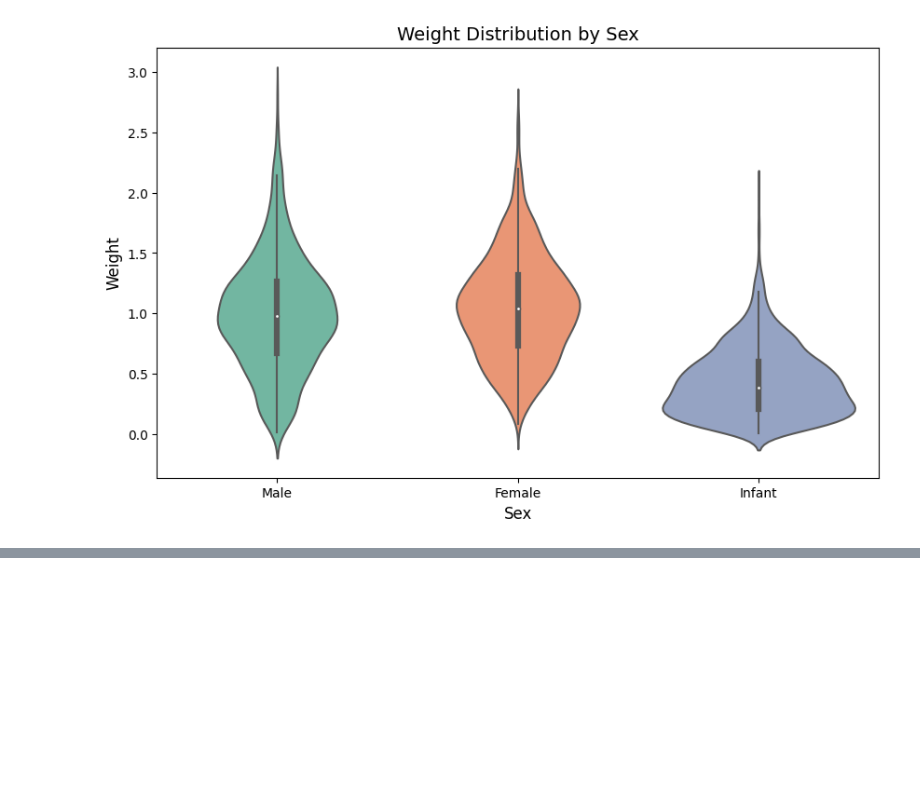
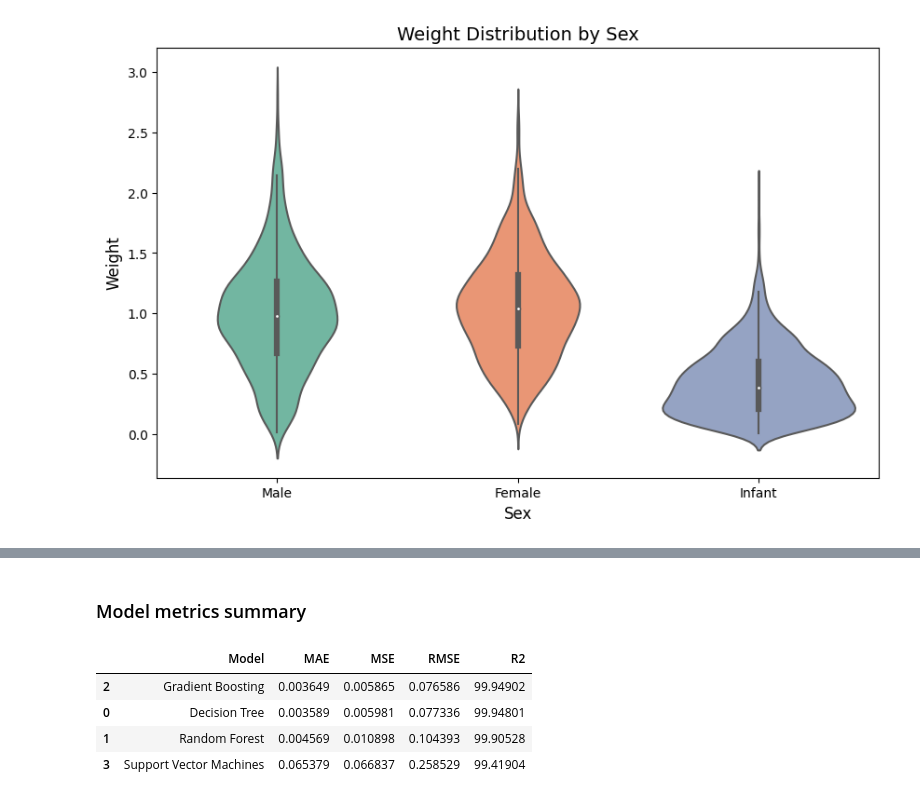
Before and after one commit to hmantovani/hmantovani, a Jupyter notebook: abalone-EN/abalone-eda.ipynb, the cells around one changed output, grey strips where cells are left out. Saved outputs shown, nothing was run; the diff lists cells and outputs as text; code cells hidden in the pictures; blank space fills up the shorter version.

```diff
--- a/abalone-EN/abalone-eda.ipynb
+++ b/abalone-EN/abalone-eda.ipynb
@@ -323,0 +413,17 @@ plt.show()
+# %% [markdown]
+### Model metrics summary
+# %%
+metrics_df = pd.DataFrame({
+    'Model': model_names,
+    'MAE': mae_values,
+    'MSE': mse_values,
+    'RMSE': rmse_values,
+    'R2': r2_values})
+
+metrics_df.sort_values(by='R2', ascending=False)
+# %% [output]
+|  | Model | MAE | MSE | RMSE | R2 |
+| 2 | Gradient Boosting | 0.003649 | 0.005865 | 0.076586 | 99.94902 |
+| 0 | Decision Tree | 0.003589 | 0.005981 | 0.077336 | 99.94801 |
+| 1 | Random Forest | 0.004569 | 0.010898 | 0.104393 | 99.90528 |
+| 3 | Support Vector Machines | 0.065379 | 0.066837 | 0.258529 | 99.41904 |
```
Also changed, not shown: parts of 17 cells of this notebook.
